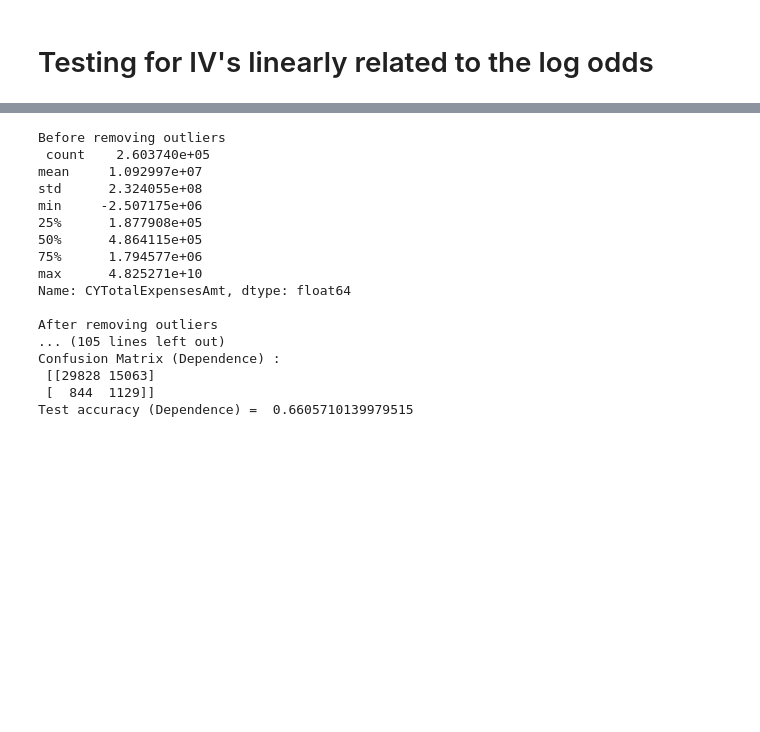
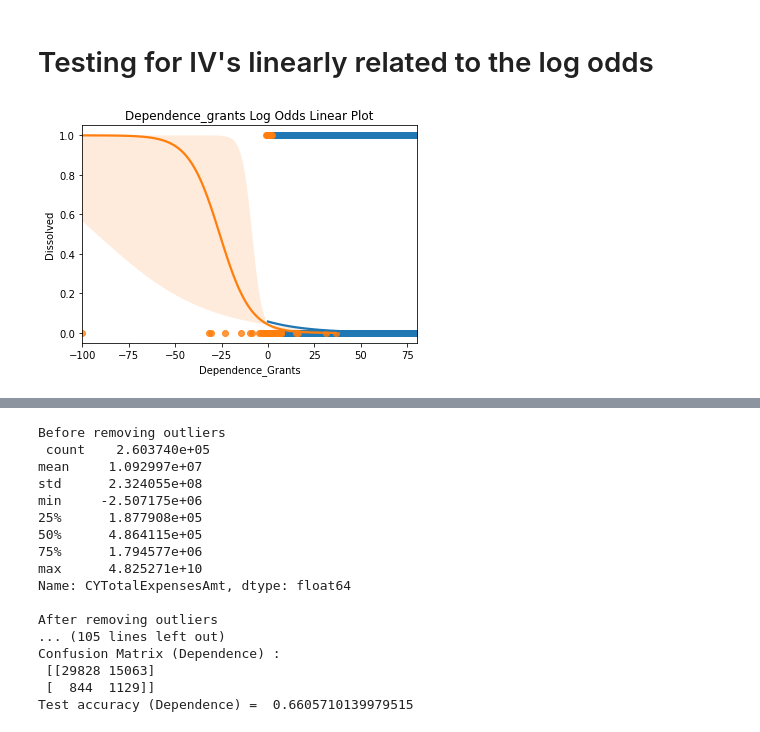
Before and after one commit to ethantenison/Impact_Capital, a Jupyter notebook: notebooks/statistics.ipynb, the cells around one changed output, grey strips where cells are left out. Saved outputs shown, nothing was run; the diff lists cells and outputs as text; code cells hidden in the pictures; blank space fills up the shorter version.

Commit message:
adding visualizations

```diff
--- a/notebooks/statistics.ipynb
+++ b/notebooks/statistics.ipynb
@@ -282,8 +323,10 @@ print(vif_data)
 # %% [markdown]
 # Testing for IV's linearly related to the log odds
 # %%
-gre = sns.regplot(x= 'org_size', y= 'Dissolved', data= df_all, logistic= True).set_title("org_size Log Odds Linear Plot")
+gre = sns.regplot(x= 'org_size', y= 'Dissolved', data= testing, logistic= True).set_title("org_size Log Odds Linear Plot")
 gre.figure.savefig("reports/gre log lin.png")
 
-gpa = sns.regplot(x= 'Dependence_Grants', y= 'Dissolved', data= df_all, logistic= True).set_title("Dependence_grants Log Odds Linear Plot")
+gpa = sns.regplot(x= 'Dependence_Grants', y= 'Dissolved', data= testing, logistic= True).set_title("Dependence_grants Log Odds Linear Plot")
 gpa.figure.savefig("reports/gpa log lin.png")
+# %% [output]
+[figure, added]
```
Also changed, not shown: parts of 9 cells of this notebook, 1 other file.
